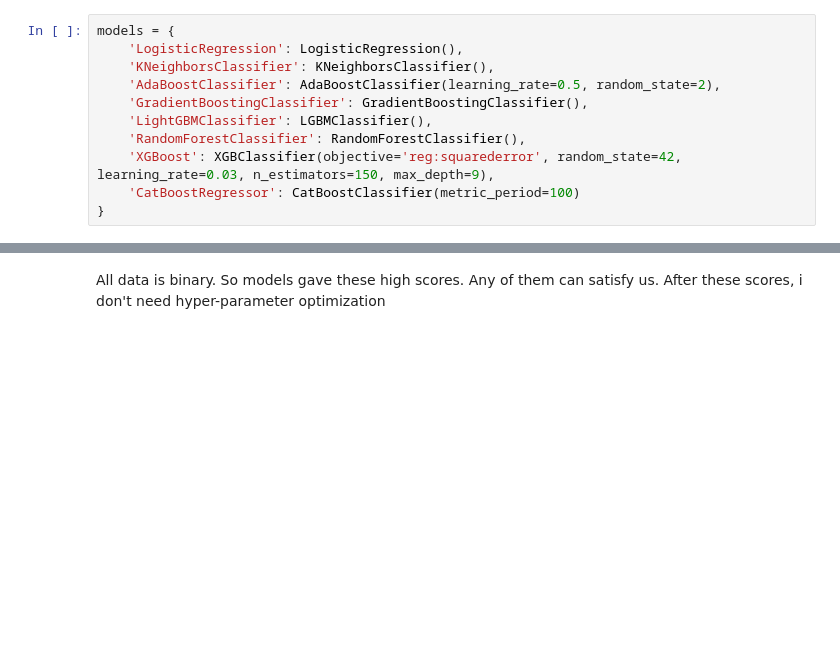
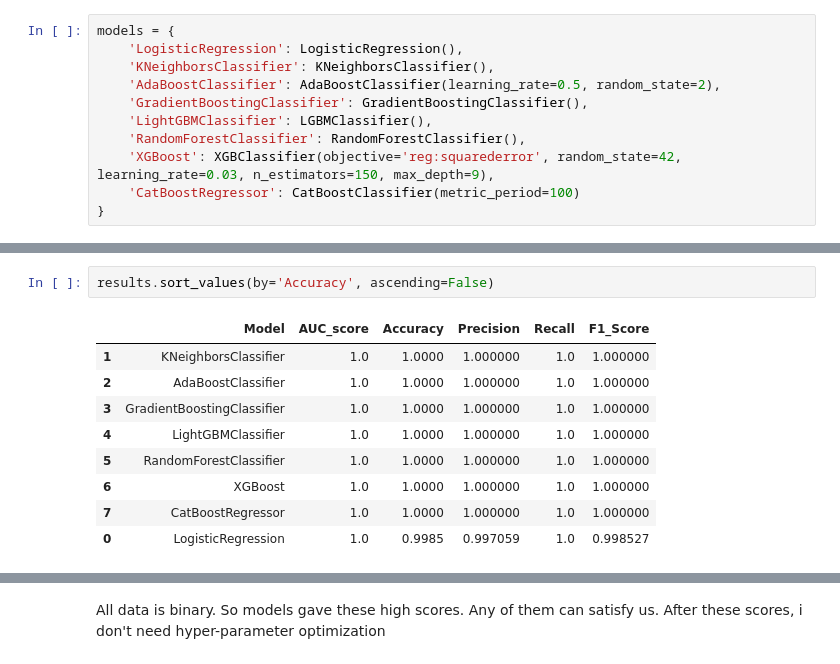
Before and after one commit to SalihSarii/VeriBilimi, a Jupyter notebook: Veri Bilimi/002-UCI-Mushroom-Dataset-Classification/Mushroom-Project.ipynb, the cells around one changed output, grey strips where cells are left out. Cells and saved outputs as stored; diff of their text form; blank space fills up the shorter version.

```diff
--- a/Veri Bilimi/002-UCI-Mushroom-Dataset-Classification/Mushroom-Project.ipynb
+++ b/Veri Bilimi/002-UCI-Mushroom-Dataset-Classification/Mushroom-Project.ipynb
@@ -780,0 +696,12 @@ results2
+# %%
+results.sort_values(by='Accuracy', ascending=False)
+# %% [output]
+|  | Model | AUC_score | Accuracy | Precision | Recall | F1_Score |
+| 1 | KNeighborsClassifier | 1.0 | 1.0000 | 1.000000 | 1.0 | 1.000000 |
+| 2 | AdaBoostClassifier | 1.0 | 1.0000 | 1.000000 | 1.0 | 1.000000 |
+| 3 | GradientBoostingClassifier | 1.0 | 1.0000 | 1.000000 | 1.0 | 1.000000 |
+| 4 | LightGBMClassifier | 1.0 | 1.0000 | 1.000000 | 1.0 | 1.000000 |
+| 5 | RandomForestClassifier | 1.0 | 1.0000 | 1.000000 | 1.0 | 1.000000 |
+| 6 | XGBoost | 1.0 | 1.0000 | 1.000000 | 1.0 | 1.000000 |
+| 7 | CatBoostRegressor | 1.0 | 1.0000 | 1.000000 | 1.0 | 1.000000 |
+| 0 | LogisticRegression | 1.0 | 0.9985 | 0.997059 | 1.0 | 0.998527 |
```
Also changed, not shown: parts of 32 cells of this notebook.
